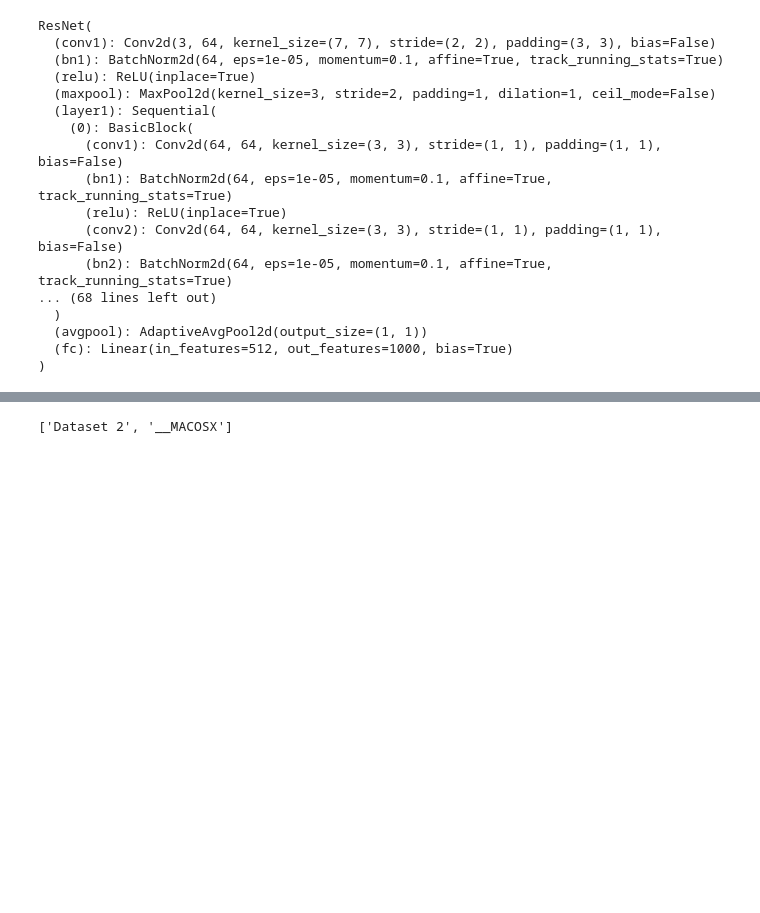
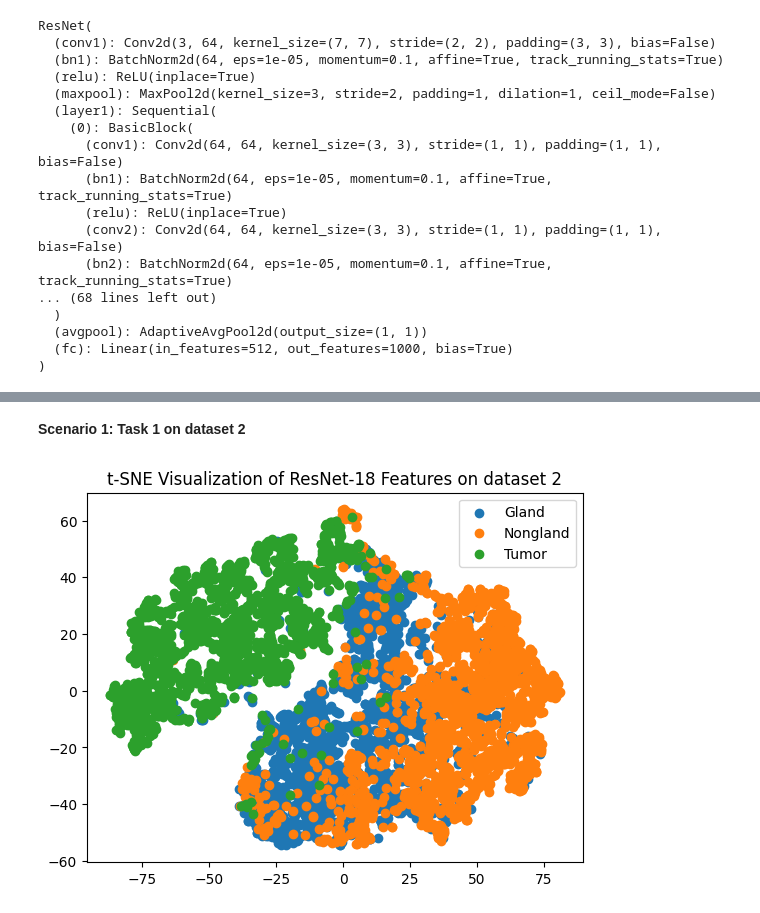
Before and after one commit to jonq-q/Comp432-GroupQ, a Jupyter notebook: Copy_of_Comp_432_Project.ipynb, the cells around one changed output, grey strips where cells are left out. Saved outputs shown, nothing was run; the diff lists cells and outputs as text; code cells hidden in the pictures; blank space fills up the shorter version.

Commit message:
Scenario 1 progress, task 2

```diff
--- a/Copy_of_Comp_432_Project.ipynb
+++ b/Copy_of_Comp_432_Project.ipynb
@@ -355,6 +264,6 @@ fig.show()
 # %%
 #task 2 Pretrained ResNet18 applied to Dataset2 & 3
-dataset2 = datasets.ImageFolder("/content/drive/My Drive/Comp 432/Dataset2", transforms.Compose([
+dataset2 = datasets.ImageFolder("/content/Comp432-GroupQ/Dataset 2/Prostate Cancer/", transforms.Compose([
         torchvision.transforms.Resize((224,224)),
         torchvision.transforms.ColorJitter(hue=.05, saturation=.05),
         torchvision.transforms.RandomHorizontalFlip(),
@@ -362,6 +271,4 @@ dataset2 = datasets.ImageFolder("/content/drive/My Drive/Comp 432/Dataset2", tra
         transforms.ToTensor(),
         transforms.Normalize([0.485, 0.456, 0.406], [0.229, 0.224, 0.225])]))
 
-train_set, test_set = torch.utils.data.random_split(dataset,[0.7,0.3])                # splits dataset into specified ratios
-train_loader = DataLoader(train_set,shuffle=True,batch_size=16, num_workers=0)         # create train loader
-test_loader = DataLoader(test_set,batch_size=16, num_workers=0)  # create test loader
+dataloader_sc1 = DataLoader(dataset2, batch_size=64, shuffle=True)
@@ -405,7 +275,41 @@ ValueError: ignored
-# %%
-print(dataset2.classes)
-# %% [output]
-['Dataset 2', '__MACOSX']
+# %%
+features = list(pretrained_model.children())[:-1] #only remove fc
+resnet_nohead = nn.Sequential(*features).to(device)
+resnet_nohead = resnet_nohead.eval()
+# %% [markdown]
+**Scenario 1: Task 1 on dataset 2**
+# %%
+all_features = []
+all_labels = []
+
+resnet_nohead.to(device)
+
+with torch.no_grad():
+    for images, labels in dataloader_sc1:
+        images = images.to(device)
+        labels = labels.to(device)
+        features = resnet_nohead(images)
+        features = features.squeeze().cpu().numpy()
+        all_features.append(features)
+        all_labels.append(labels.cpu().numpy())
+
+# Concatenate features and labels
+all_features = np.concatenate(all_features, axis=0)
+all_labels = np.concatenate(all_labels, axis=0)
+# %%
+tsne = TSNE(n_components=2, random_state=42)
+embedded_features = tsne.fit_transform(all_features)
+
+# Plot the t-SNE embeddings with different colors for each class
+plt.scatter(embedded_features[all_labels == 0, 0], embedded_features[all_labels == 0, 1], label='Gland')
+plt.scatter(embedded_features[all_labels == 1, 0], embedded_features[all_labels == 1, 1], label='Nongland')
+plt.scatter(embedded_features[all_labels == 2, 0], embedded_features[all_labels == 2, 1], label='Tumor')
+
+plt.title('t-SNE Visualization of ResNet-18 Features on dataset 2')
+plt.legend()
+plt.show()
+# %% [output]
+[figure, added]
 # %%
 import torchvision.models as models
 # %%
```
Also changed, not shown: parts of 15 cells of this notebook.
